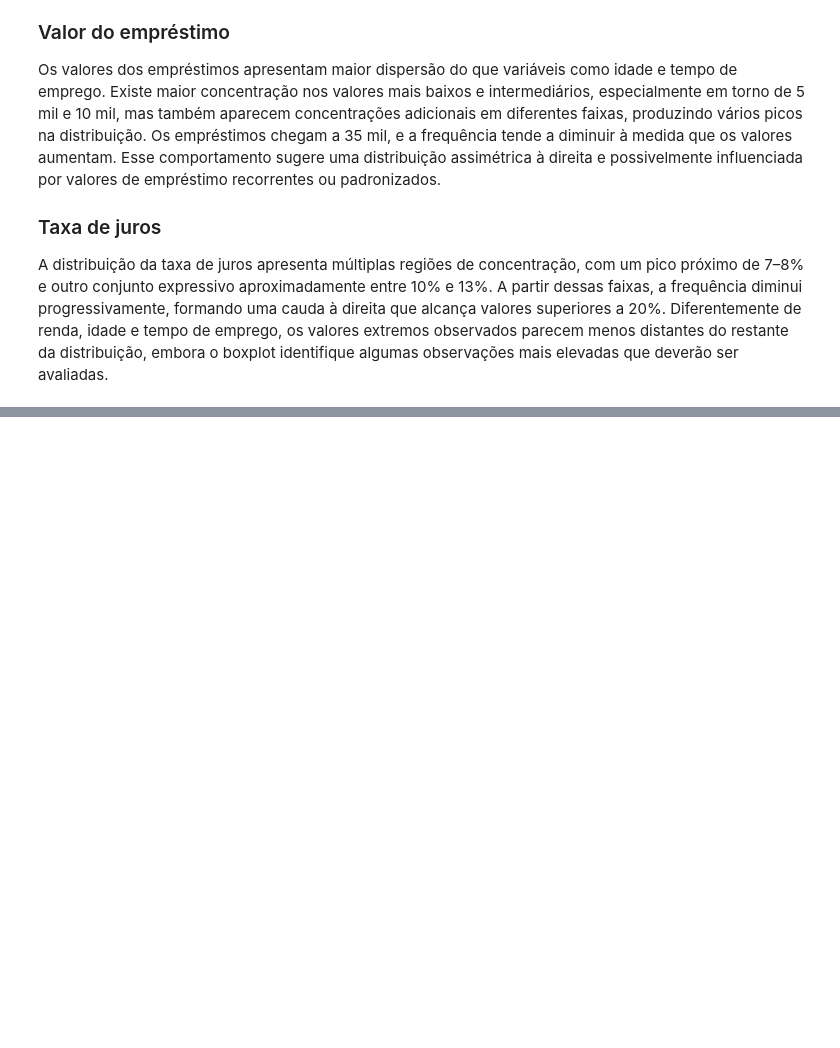
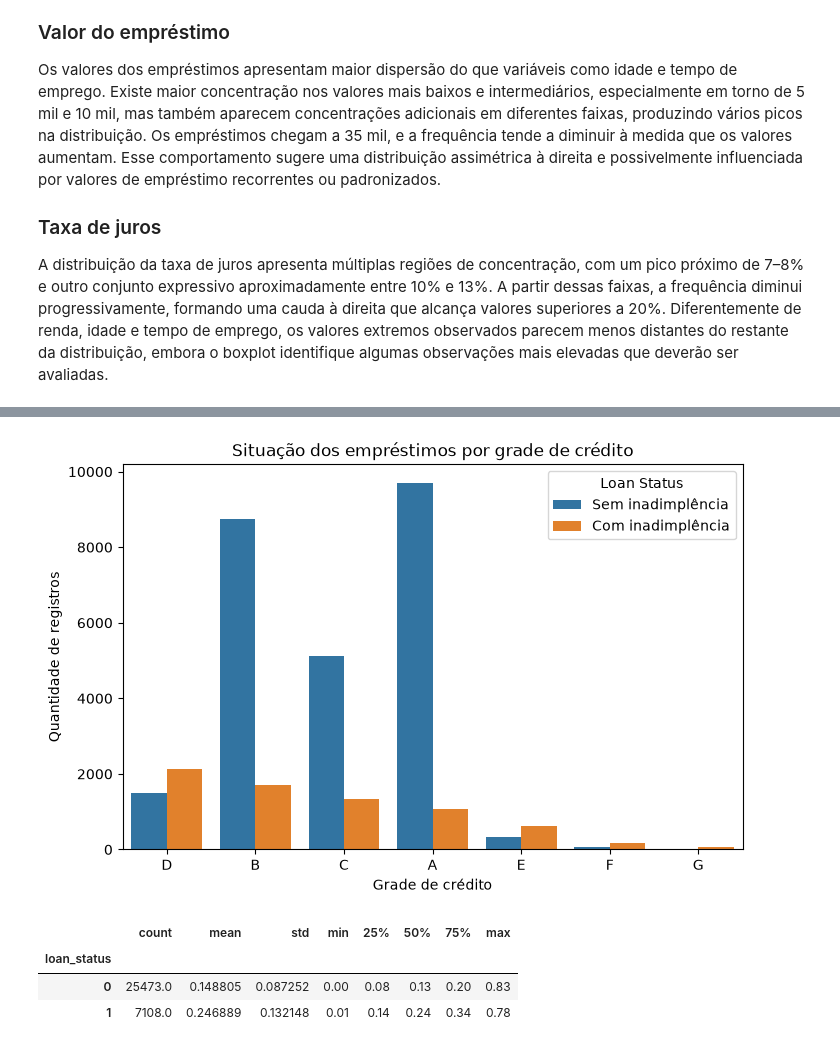
Before and after one commit to FCASSINI/Mini_projeto_avaliativo-02_SC_tech, a Jupyter notebook: notebook/01_eda_credit_risk.ipynb, the cells around one changed output, grey strips where cells are left out. Cells and saved outputs as stored; diff of their text form; code cells hidden in the pictures; blank space fills up the shorter version.

```diff
--- a/notebook/01_eda_credit_risk.ipynb
+++ b/notebook/01_eda_credit_risk.ipynb
@@ -443,0 +544,27 @@ A distribuição da taxa de juros apresenta múltiplas regiões de concentraçã
+# %%
+plt.figure(figsize=(8, 5))
+
+sns.countplot(
+    data=df,
+    x="loan_grade",
+    hue="loan_status"
+)
+
+plt.title("Situação dos empréstimos por grade de crédito")
+plt.xlabel("Grade de crédito")
+plt.ylabel("Quantidade de registros")
+plt.legend(
+    title="Loan Status",
+    labels=["Sem inadimplência", "Com inadimplência"]
+)
+
+plt.show()
+# %% [output]
+[figure, added]
+# %%
+df.groupby("loan_status")["loan_percent_income"].describe()
+# %% [output]
+|  | count | mean | std | min | 25% | 50% | 75% | max |
+| loan_status |  |  |  |  |  |  |  |  |
+| 0 | 25473.0 | 0.148805 | 0.087252 | 0.00 | 0.08 | 0.13 | 0.20 | 0.83 |
+| 1 | 7108.0 | 0.246889 | 0.132148 | 0.01 | 0.14 | 0.24 | 0.34 | 0.78 |
```
Also changed, not shown: parts of 8 cells of this notebook.
